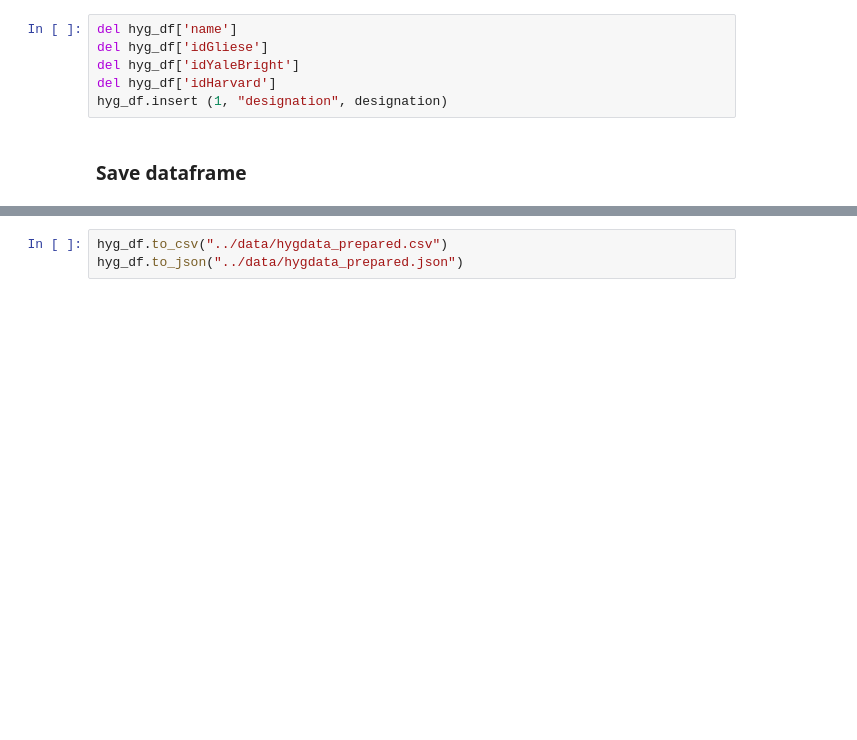
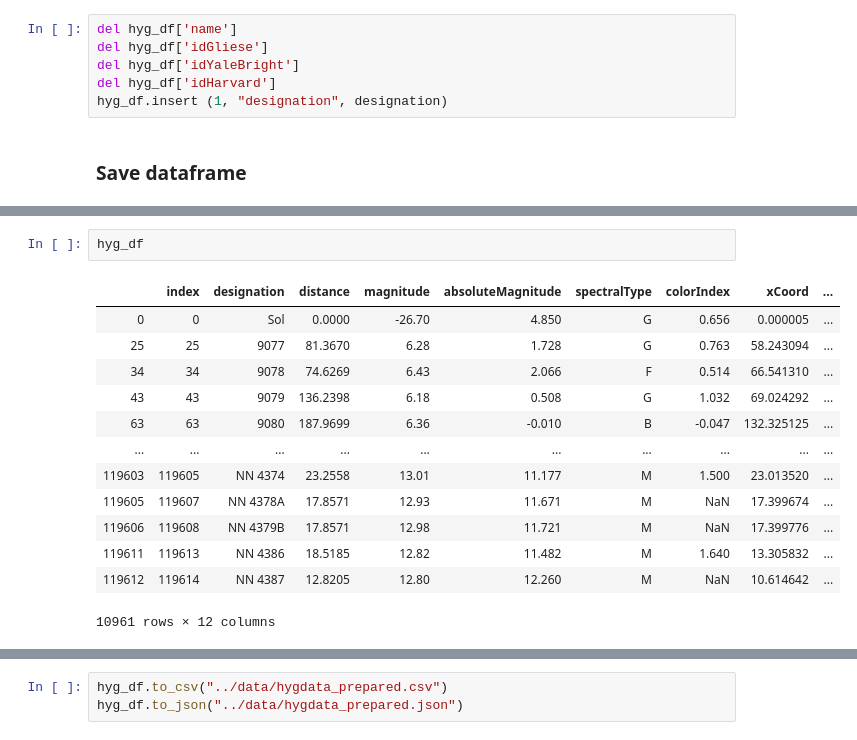
Before and after one commit to JuliaLauraMueller/IvisPro_StellarMap, a Jupyter notebook: source/python/datawrangling.ipynb, the cells around one changed output, grey strips where cells are left out. Cells and saved outputs as stored; diff of their text form; blank space fills up the shorter version.

```diff
--- a/source/python/datawrangling.ipynb
+++ b/source/python/datawrangling.ipynb
@@ -67,0 +107,16 @@ hyg_df.insert (1, "designation", designation)
+# %%
+hyg_df
+# %% [output]
+|  | index | designation | distance | magnitude | absoluteMagnitude | spectralType | colorIndex | xCoord | ... |
+| 0 | 0 | Sol | 0.0000 | -26.70 | 4.850 | G | 0.656 | 0.000005 | ... |
+| 25 | 25 | 9077 | 81.3670 | 6.28 | 1.728 | G | 0.763 | 58.243094 | ... |
+| 34 | 34 | 9078 | 74.6269 | 6.43 | 2.066 | F | 0.514 | 66.541310 | ... |
+| 43 | 43 | 9079 | 136.2398 | 6.18 | 0.508 | G | 1.032 | 69.024292 | ... |
+| 63 | 63 | 9080 | 187.9699 | 6.36 | -0.010 | B | -0.047 | 132.325125 | ... |
+| ... | ... | ... | ... | ... | ... | ... | ... | ... | ... |
+| 119603 | 119605 | NN 4374 | 23.2558 | 13.01 | 11.177 | M | 1.500 | 23.013520 | ... |
+| 119605 | 119607 | NN 4378A | 17.8571 | 12.93 | 11.671 | M | NaN | 17.399674 | ... |
+| 119606 | 119608 | NN 4379B | 17.8571 | 12.98 | 11.721 | M | NaN | 17.399776 | ... |
+| 119611 | 119613 | NN 4386 | 18.5185 | 12.82 | 11.482 | M | 1.640 | 13.305832 | ... |
+| 119612 | 119614 | NN 4387 | 12.8205 | 12.80 | 12.260 | M | NaN | 10.614642 | ... |
+10961 rows × 12 columns
```
Also changed, not shown: parts of 17 cells of this notebook, 2 other files.
